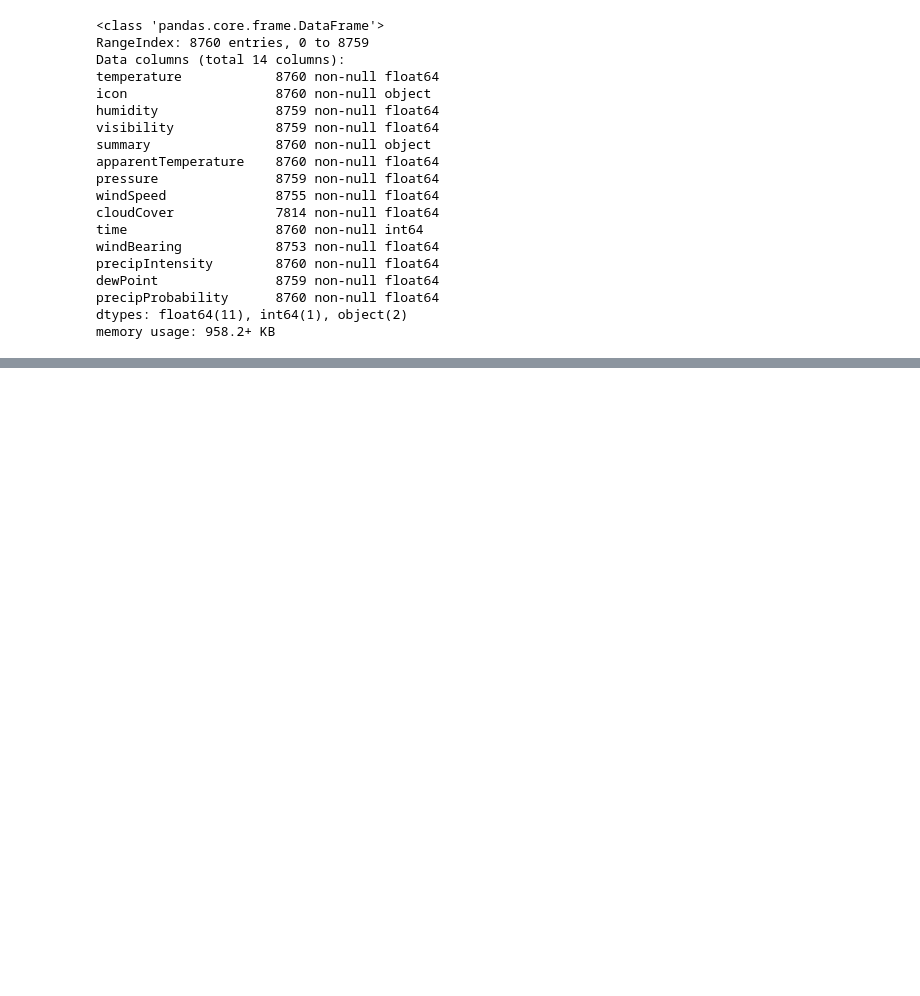
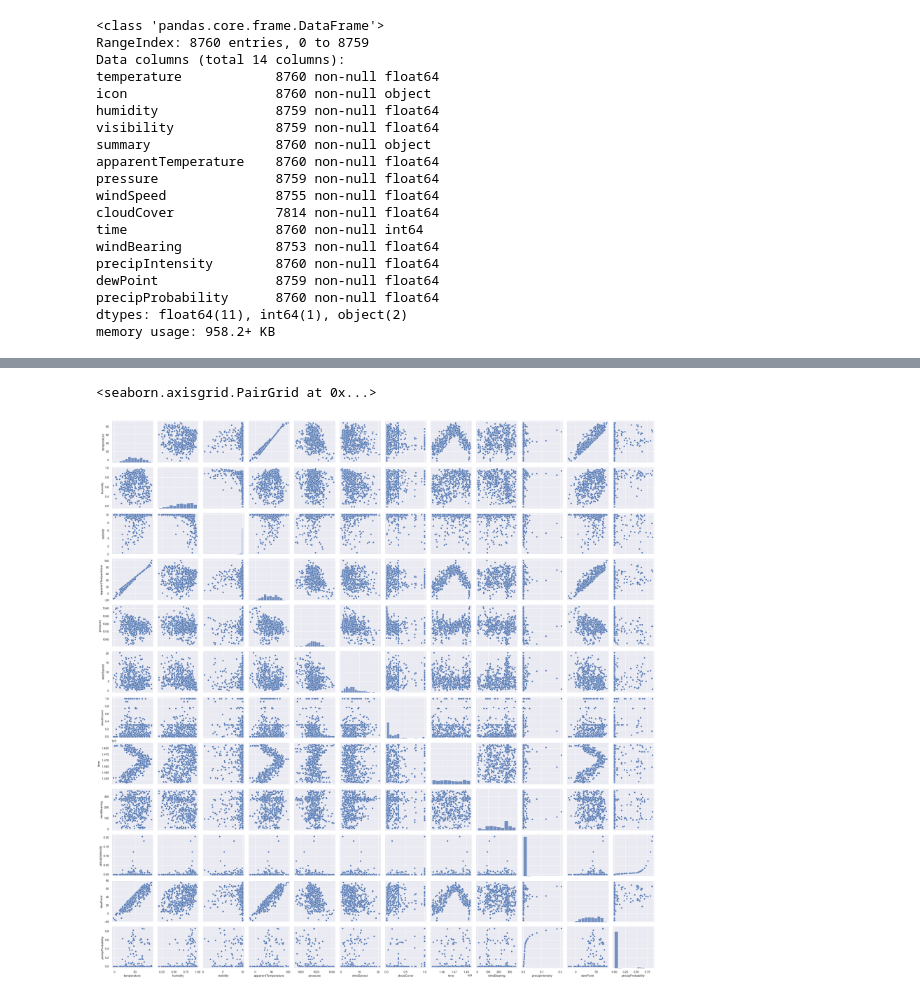
Before and after one commit to markp-rankin/Energy-Hacking, a Jupyter notebook: Decarbonization-Data-4-EDA.ipynb, the cells around one changed output, grey strips where cells are left out. Saved outputs shown, nothing was run; the diff lists cells and outputs as text; code cells hidden in the pictures; blank space fills up the shorter version.

```diff
--- a/Decarbonization-Data-4-EDA.ipynb
+++ b/Decarbonization-Data-4-EDA.ipynb
@@ -112,0 +124,5 @@ memory usage: 958.2+ KB
+# %%
+sns.pairplot(df2_weather)
+# %% [output]
+<seaborn.axisgrid.PairGrid at 0x...>
+[figure, added]
```
Also changed, not shown: parts of 3 cells of this notebook.
